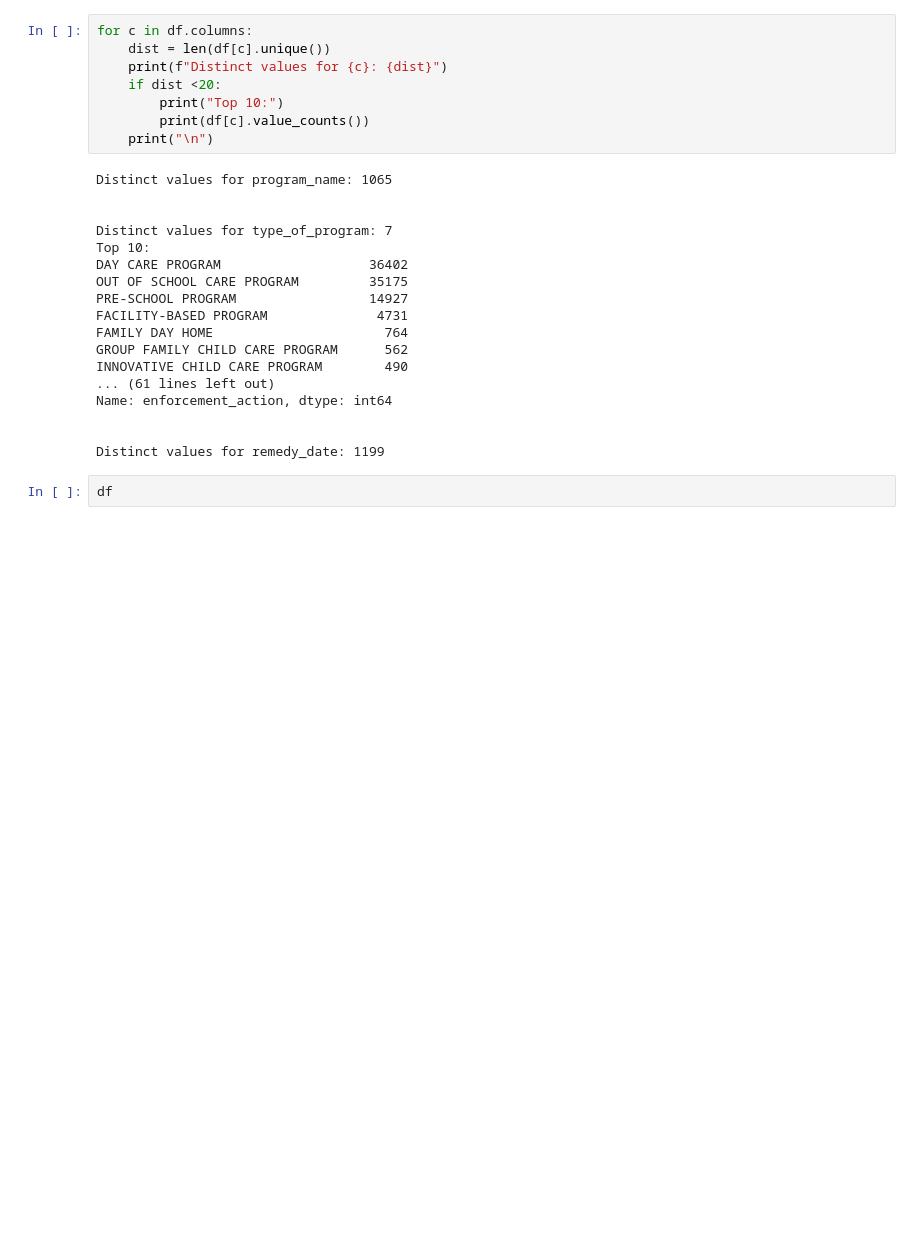
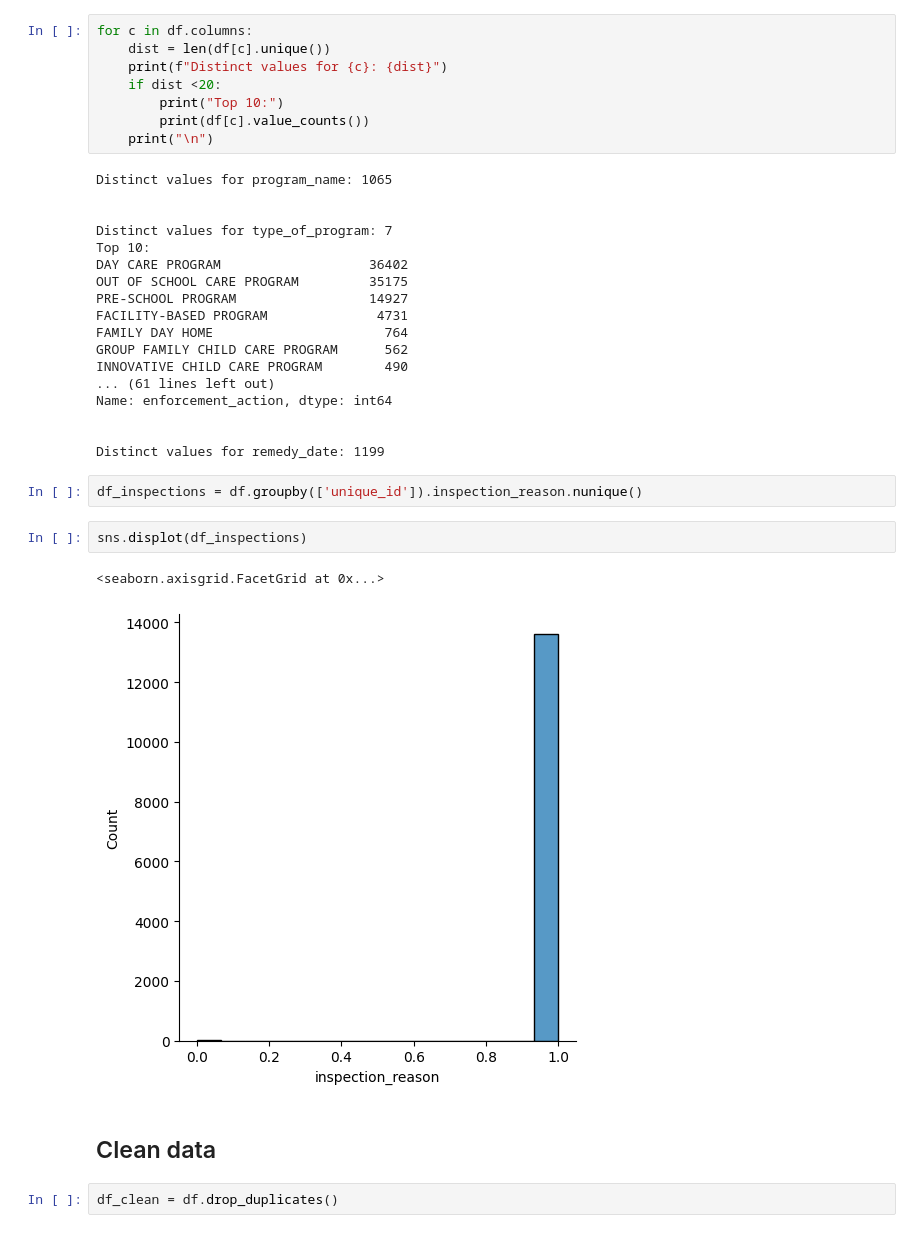
Before and after one commit to brunocgf/calgary_childcares, a Jupyter notebook: workbook.ipynb, the cells around one changed output. Cells and saved outputs as stored; diff of their text form; blank space fills up the shorter version.

Commit message:
start cleaning data

```diff
--- a/workbook.ipynb
+++ b/workbook.ipynb
@@ -90,4 +110,13 @@ Name: enforcement_action, dtype: int64
 
 Distinct values for remedy_date: 1199
 # %%
-df
+df_inspections = df.groupby(['unique_id']).inspection_reason.nunique()
+# %%
+sns.displot(df_inspections)
+# %% [output]
+<seaborn.axisgrid.FacetGrid at 0x...>
+[figure, added]
+# %% [markdown]
+## Clean data
+# %%
+df_clean = df.drop_duplicates()
```
Also changed, not shown: parts of 13 cells of this notebook, 2 other files.
